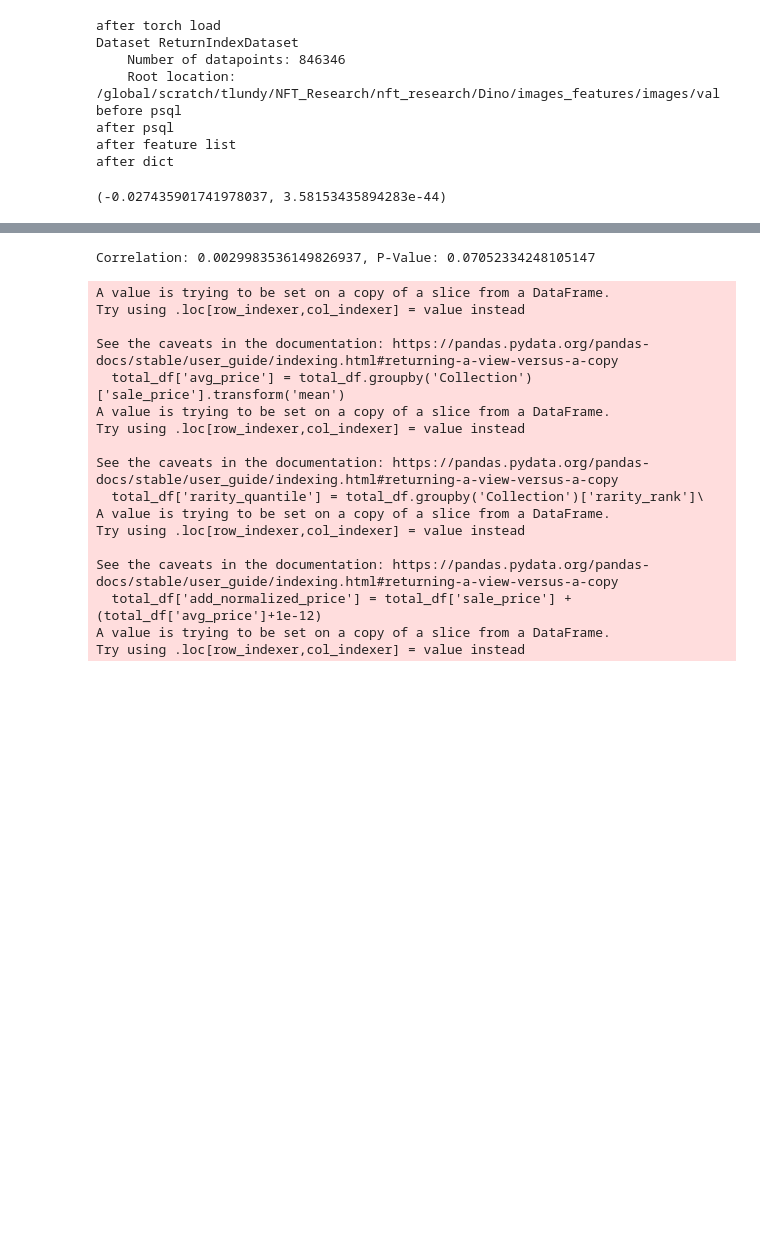
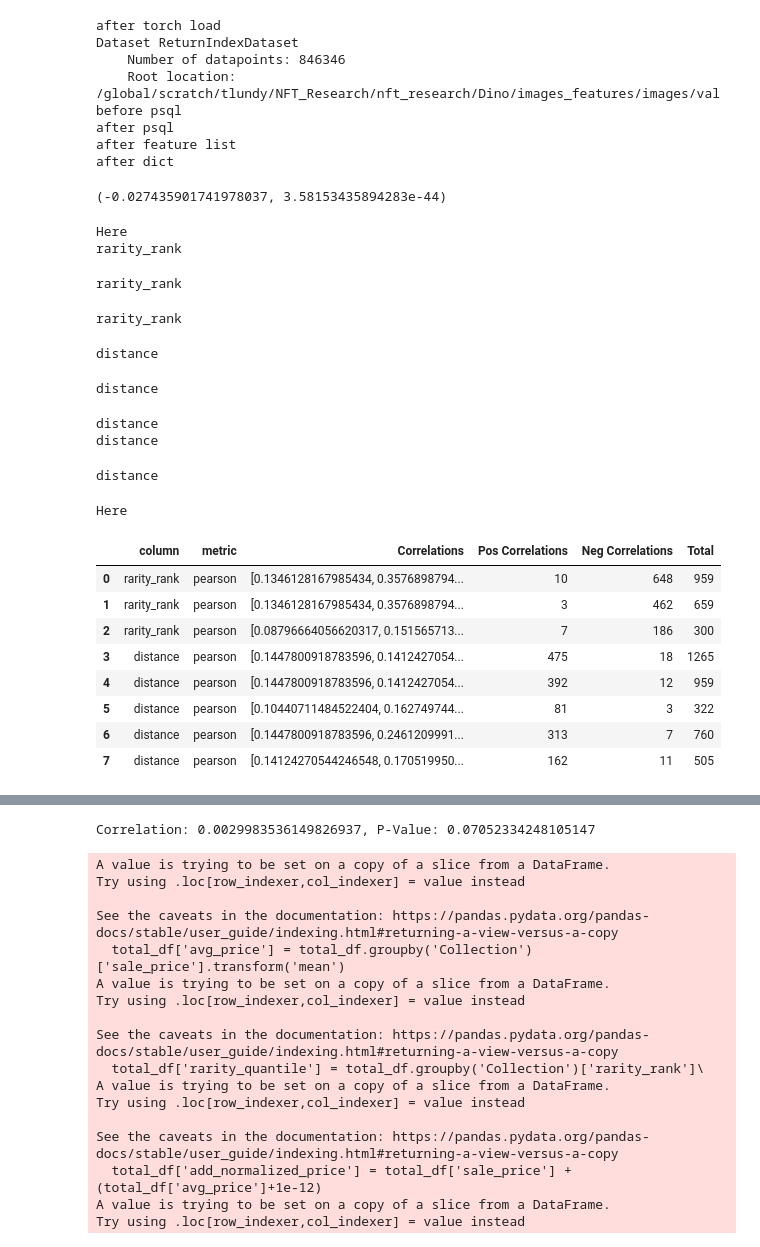
Before and after one commit to narunraman/nft_research, a Jupyter notebook: snob_effect/Snob_effect_analysis.ipynb, the cells around one changed output, grey strips where cells are left out. Cells and saved outputs as stored; diff of their text form; code cells hidden in the pictures; blank space fills up the shorter version.

```diff
--- a/snob_effect/Snob_effect_analysis.ipynb
+++ b/snob_effect/Snob_effect_analysis.ipynb
@@ -52,14 +51,37 @@ after psql
 after feature list
 after dict
 # %%
+total_df = snob.create_master_snob_df()
 total_df = total_df.groupby('Collection').filter(lambda group: len(group) >= 100)
 #Keep only rows with rarity ranks
 rares = total_df.dropna(subset=['rarity_rank'],inplace=False).groupby('Collection').filter(lambda group: len(group) >= 100)
 slug_list = snob.compute_labels_pearson(rares.groupby('Collection'),'rarity_rank',metric='pearson',slug_list = True)
 result_df = snob.compute_global_corrs(total_df,norm_type='additive',slug_list=slug_list)
-result_df
 # %% [output]
 (-0.027435901741978037, 3.58153435894283e-44)
+# %%
+result_df = snob.compute_all_corrs(total_df)
+result_df
+# %% [output]
+Here
+rarity_rank
+rarity_rank
+rarity_rank
+distance
+distance
+distance
+distance
+distance
+Here
+|  | column | metric | Correlations | Pos Correlations | Neg Correlations | Total |
+| 0 | rarity_rank | pearson | [0.1346128167985434, 0.3576898794... | 10 | 648 | 959 |
+| 1 | rarity_rank | pearson | [0.1346128167985434, 0.3576898794... | 3 | 462 | 659 |
+| 2 | rarity_rank | pearson | [0.08796664056620317, 0.151565713... | 7 | 186 | 300 |
+| 3 | distance | pearson | [0.1447800918783596, 0.1412427054... | 475 | 18 | 1265 |
+| 4 | distance | pearson | [0.1447800918783596, 0.1412427054... | 392 | 12 | 959 |
+| 5 | distance | pearson | [0.10440711484522404, 0.162749744... | 81 | 3 | 322 |
+| 6 | distance | pearson | [0.1447800918783596, 0.2461209991... | 313 | 7 | 760 |
+| 7 | distance | pearson | [0.14124270544246548, 0.170519950... | 162 | 11 | 505 |
 # %%
 snob.compare_r2(total_df,return_slugs=True)
 snob.compare_spearman(total_df)
```
Also changed, not shown: parts of 3 cells of this notebook, 25 other files.
